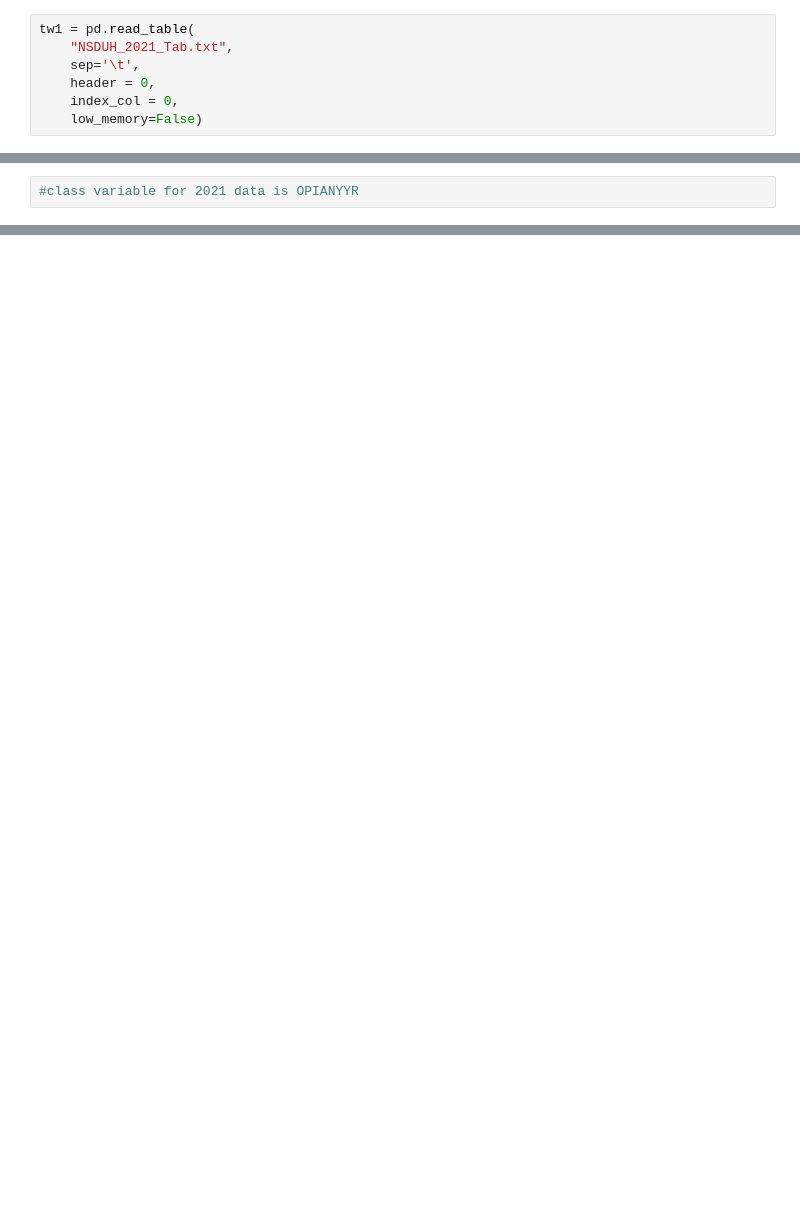
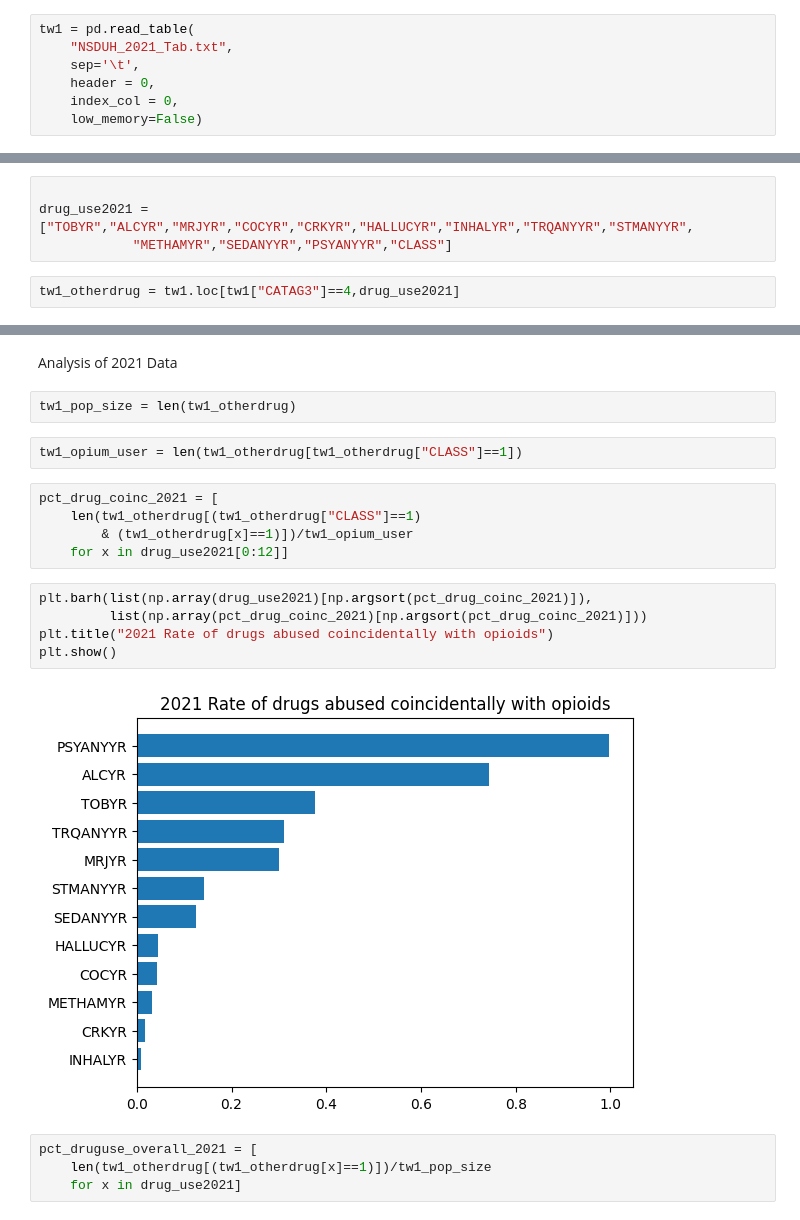
Before and after one commit to HotelTango314/dsa5900, a Jupyter notebook: NSDUH_Explore.ipynb, the cells around one changed output, grey strips where cells are left out. Cells and saved outputs as stored; diff of their text form; blank space fills up the shorter version.

```diff
--- a/NSDUH_Explore.ipynb
+++ b/NSDUH_Explore.ipynb
@@ -42,2 +53,6 @@ tw1.head()
 # %%
-#class variable for 2021 data is OPIANYYR
+
+drug_use2021 = ["TOBYR","ALCYR","MRJYR","COCYR","CRKYR","HALLUCYR","INHALYR","TRQANYYR","STMANYYR",
+            "METHAMYR","SEDANYYR","PSYANYYR","CLASS"]
+# %%
+tw1_otherdrug = tw1.loc[tw1["CATAG3"]==4,drug_use2021]
@@ -43,0 +92,22 @@ tw1.head()
+# %% [markdown]
+Analysis of 2021 Data
+# %%
+tw1_pop_size = len(tw1_otherdrug)
+# %%
+tw1_opium_user = len(tw1_otherdrug[tw1_otherdrug["CLASS"]==1])
+# %%
+pct_drug_coinc_2021 = [
+    len(tw1_otherdrug[(tw1_otherdrug["CLASS"]==1)
+        & (tw1_otherdrug[x]==1)])/tw1_opium_user
+    for x in drug_use2021[0:12]]
+# %%
+plt.barh(list(np.array(drug_use2021)[np.argsort(pct_drug_coinc_2021)]),
+         list(np.array(pct_drug_coinc_2021)[np.argsort(pct_drug_coinc_2021)]))
+plt.title("2021 Rate of drugs abused coincidentally with opioids")
+plt.show()
+# %% [output]
+[figure, added]
+# %%
+pct_druguse_overall_2021 = [
+    len(tw1_otherdrug[(tw1_otherdrug[x]==1)])/tw1_pop_size
+    for x in drug_use2021]
```
Also changed, not shown: parts of 20 cells of this notebook.
